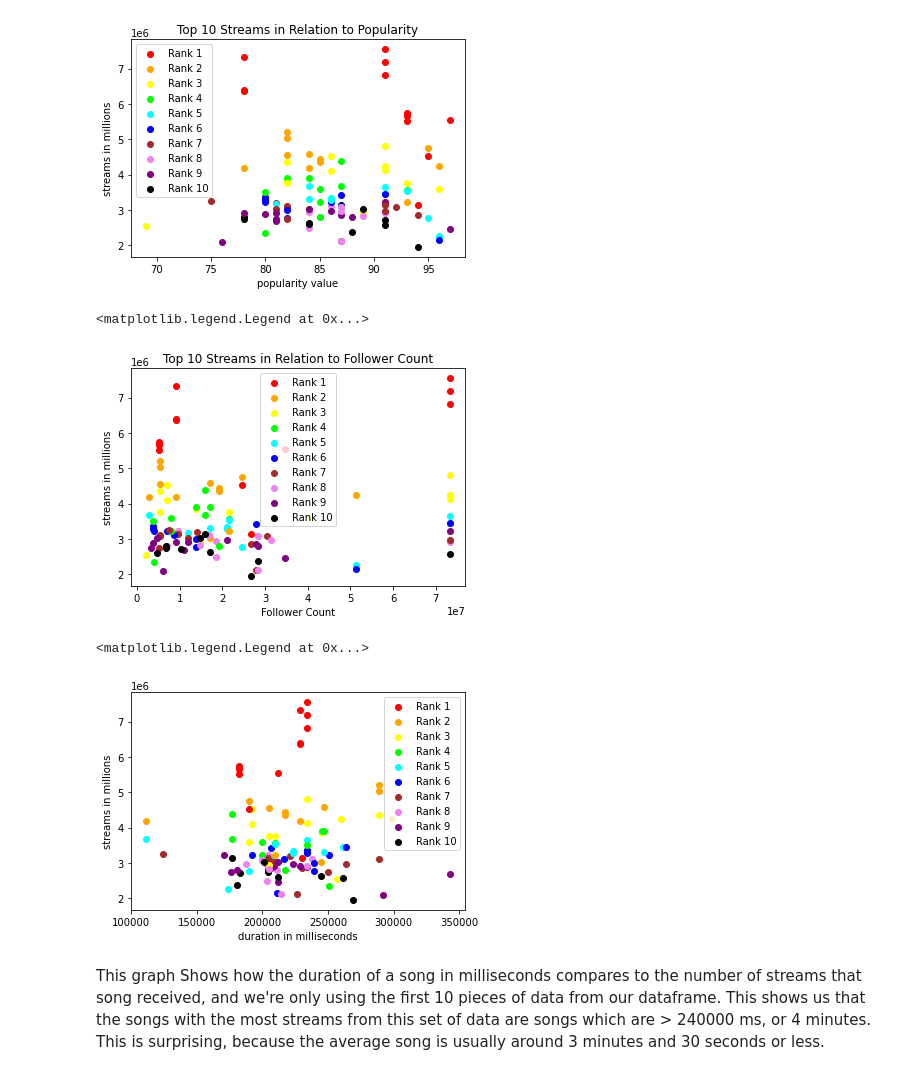
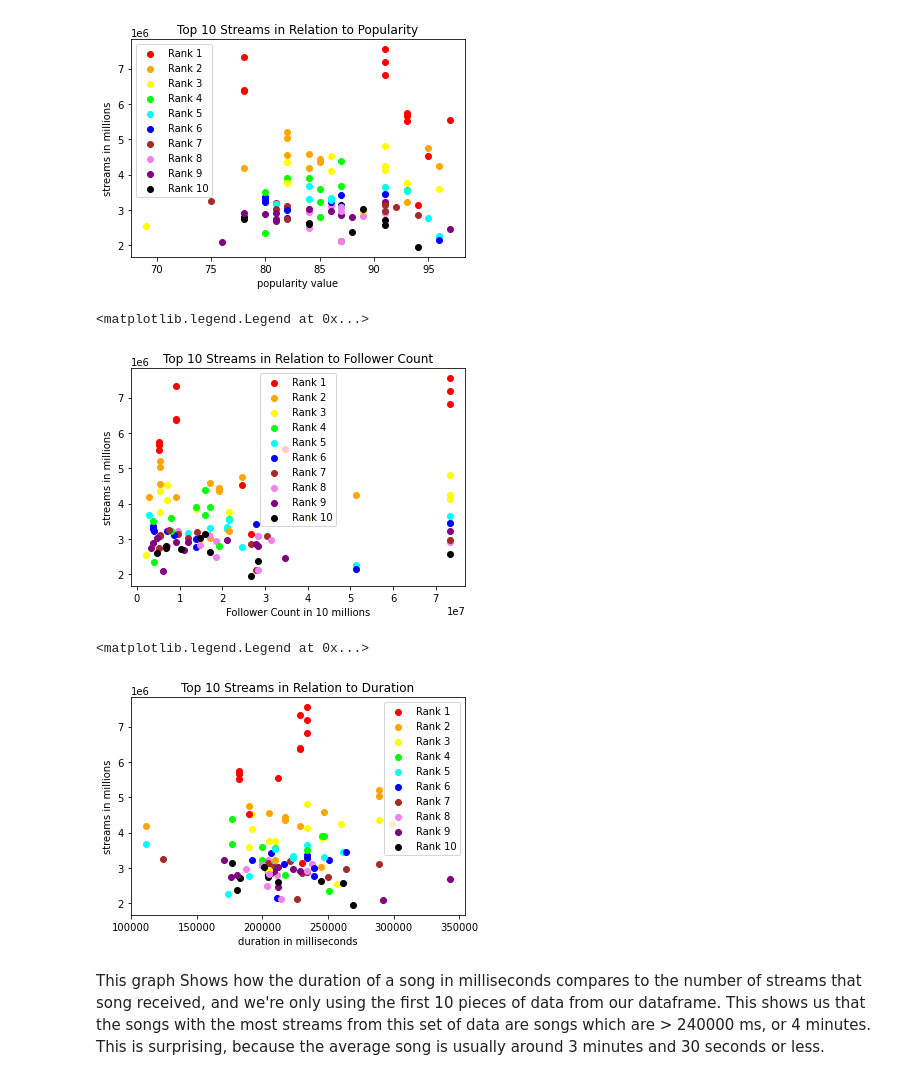
Before and after one commit to amandotzip/groovydata, a Jupyter notebook: final-tutorial.ipynb, the cells around one changed output. Saved outputs shown, nothing was run; the diff lists cells and outputs as text; code cells hidden in the pictures.

Commit message:
var name of popularity and follower count repaired in df and cahce

```diff
--- a/final-tutorial.ipynb
+++ b/final-tutorial.ipynb
@@ -40,7 +44,6 @@ ref_str = "https://spotifycharts.com/regional/global/daily/"
 ref_arr = []
 # gets every day from janurary 2017 to October 2020
 
-# for year in range(2017, 2021):
 for year in range(2017, 2018):
     date = ""
 
@@ -48,8 +51,7 @@ for year in range(2017, 2018):
     if year == 2020:
         endingMonth = 10
 
-    # for month in range (1, endingMonth + 1):
-    for month in range (1,13):
+    for month in range (1, endingMonth + 1):
 
         dayCount = -1
 
@@ -65,7 +67,7 @@ for year in range(2017, 2018):
         if int(month) < 10:
             month = "0" + str(month)
         # for day in range (1, daycount + 1):
-        #for day in range (1, 16):
+        # for day in range (1, 16):
 
         #if int(day) < 10:
         #    day = "0" + str(day)
@@ -169,13 +171,14 @@ First, we do need to get an id for every song and artist in our dataframe to be
 import xlsxwriter
 import openpyxl
 
-#open time counter
 artist_id_list = []
 track_id_list = []
 popularity_index_list = []
 follower_count_list = []
 audio_features_df = pd.DataFrame()
 
+genre_list = []
+genre_filter = ["rap", "pop", "edm", "rock", "other"]
 
 
 
@@ -204,13 +207,21 @@ if not os.path.exists("cached_df.xlsx"):
                 artist_id_list.append(artist_id)
 
 
-                artist_object_real = sp.artist(row['artist_id'])
+                artist_object_real = sp.artist(artist_id)
                 # print(artist_object_real)
                 followers_object = artist_object_real['followers']
                 followers_value = followers_object['total']
                 follower_count_list.append(followers_value)
                 popularity_value = artist_object_real['popularity']
                 popularity_index_list.append(popularity_value)
+
+                # if artist_object_real['genres']
+                    # genre_value = "Rap"
+                # genre_list.append(genre_value)
+                # print(genre_list)
+
+
+
                 # print(popularity_index_list)
 
 
@@ -221,6 +232,8 @@ if not os.path.exists("cached_df.xlsx"):
 
                 popularity_index_list.append(np.nan)
                 follower_count_list.append(np.nan)
+
+                genre_list.append(np.nan)
         # If we had stored a nan, then just plan to append a nan in this position
         else:
             artist_id_list.append(np.nan)
@@ -228,6 +241,8 @@ if not os.path.exists("cached_df.xlsx"):
 
             popularity_index_list.append(np.nan)
             follower_count_list.append(np.nan)
+
+            genre_list.append(np.nan)
 
 
         #Defining audio features as nan to begin
@@ -244,6 +259,8 @@ if not os.path.exists("cached_df.xlsx"):
     audio_features_df['popularity_index'] = popularity_index_list
     audio_features_df['follower_count'] = follower_count_list
 
+    # audio_features_df['genre'] = genre_list
+
     # Store the created data frame into the cache
     writer = pd.ExcelWriter('cached_df.xlsx', engine='openpyxl')
     audio_features_df.to_excel(writer, sheet_name='Sheet1')
@@ -303,6 +303,8 @@ df['speechiness'] = audio_features_df['speechiness']
 df['valence'] = audio_features_df['valence']
 df['tempo'] = audio_features_df['tempo']
 df['artist_id'] = audio_features_df['artist_id']
+df['popularity_index'] = audio_features_df['popularity_index']
+df['follower_count'] = audio_features_df['follower_count']
 
 df
 # %% [output]
@@ -544,14 +561,14 @@ plt.legend(top10_legend)
 <matplotlib.legend.Legend at 0x...>
 [figure]
 # %%
-plotTop10('number of artist followers')
+plotTop10('follower_count')
 plt.title('Top 10 Streams in Relation to Follower Count')
 plt.xlabel('Follower Count in 10 millions')
 plt.ylabel('streams in millions')
 plt.legend(top10_legend)
 # %% [output]
 <matplotlib.legend.Legend at 0x...>
-[figure, old version]
+[figure, new version]
 # %%
 plotTop10('duration_ms')
 plt.title('Top 10 Streams in Relation to Duration')
@@ -560,7 +577,7 @@ plt.ylabel('streams in millions')
 plt.legend(top10_legend)
 # %% [output]
 <matplotlib.legend.Legend at 0x...>
-[figure, old version]
+[figure, new version]
 # %% [markdown]
 This graph Shows how the duration of a song in milliseconds compares to the number of streams that song received, and we're only using the first 10 pieces of data from our dataframe. This shows us that the songs with the most streams from this set of data are songs which are > 240000 ms, or 4 minutes. This is surprising, because the average song is usually around 3 minutes and 30 seconds or less.
 # %%
```
Also changed, not shown: parts of 22 cells of this notebook, 1 other file.
